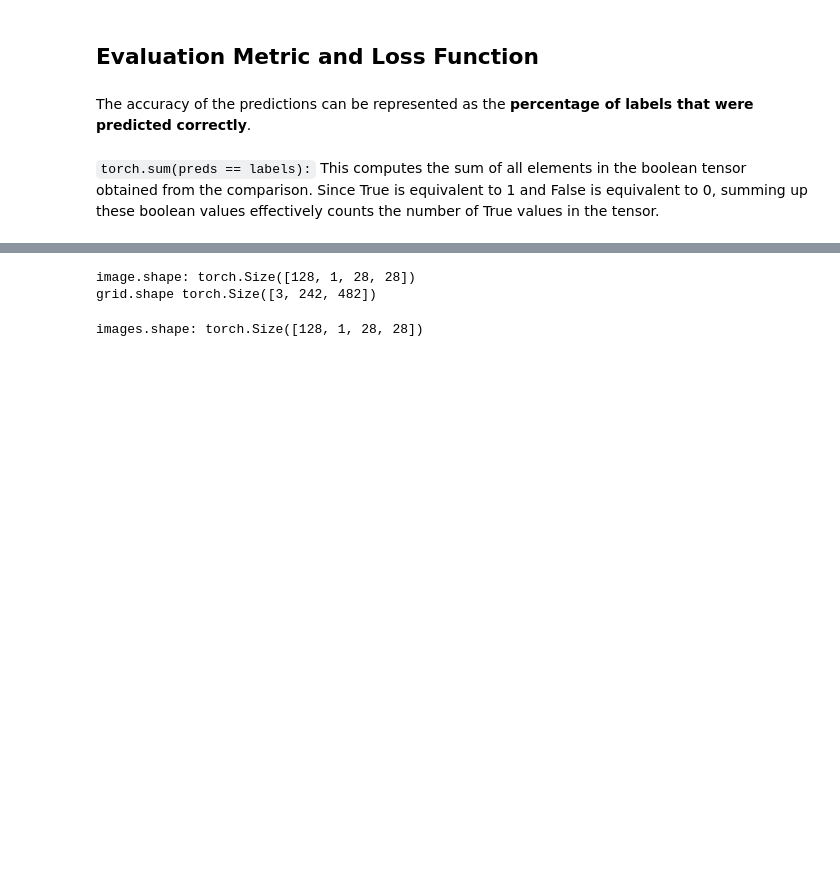
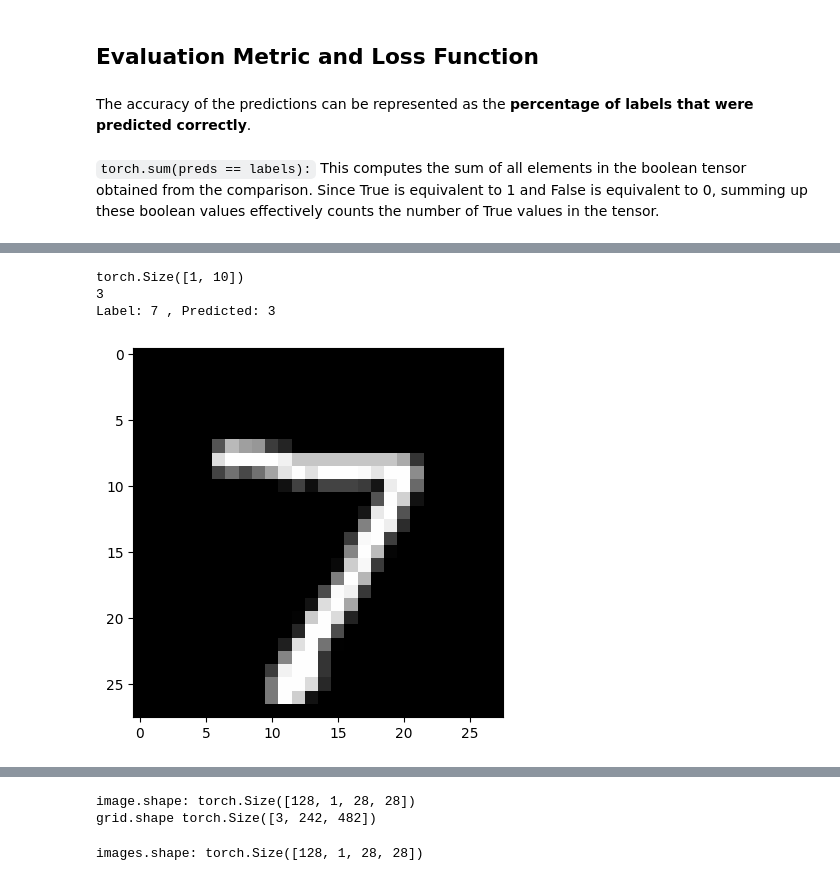
Before and after one commit to MinghanChu/DeepLearning-ZerosToGans, a Jupyter notebook: Training deep NN on GPU.ipynb, the cells around one changed output, grey strips where cells are left out. Saved outputs shown, nothing was run; the diff lists cells and outputs as text; code cells hidden in the pictures; blank space fills up the shorter version.

```diff
--- a/Training deep NN on GPU.ipynb
+++ b/Training deep NN on GPU.ipynb
@@ -457,0 +479,4 @@ torch.Size([128, 10])
+# %%
+# Loss for current batch of data
+loss = loss_fn(outputs, labels)
+print(loss)
@@ -457,0 +647,16 @@ torch.Size([128, 10])
+# %%
+def predict_image(img, model):
+    xb = img.unsqueeze(0)
+    yb = model(xb) #will call forward method. Note forward method is called by default since it is a special method in PyTorch
+    _, preds = torch.max(yb, dim=1)
+    print(preds.item())
+    return preds[0].item()
+# %%
+img, label = test_dataset[0]
+plt.imshow(img[0], cmap='gray')
+print('Label:', label, ', Predicted:', predict_image(img, model)) # train
+# %% [output]
+torch.Size([1, 10])
+3
+Label: 7 , Predicted: 3
+[figure, added]
```
Also changed, not shown: parts of 42 cells of this notebook.
